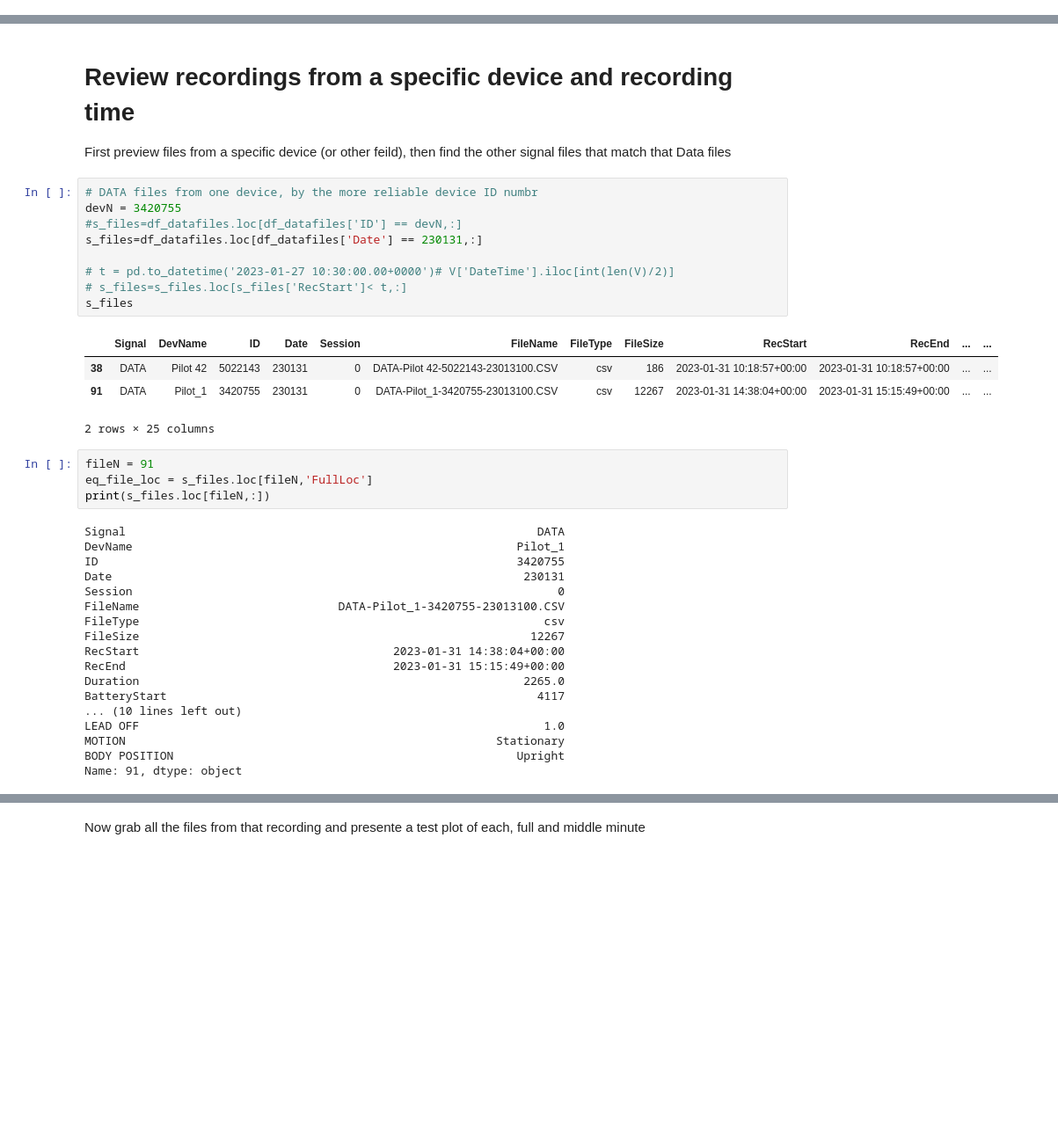
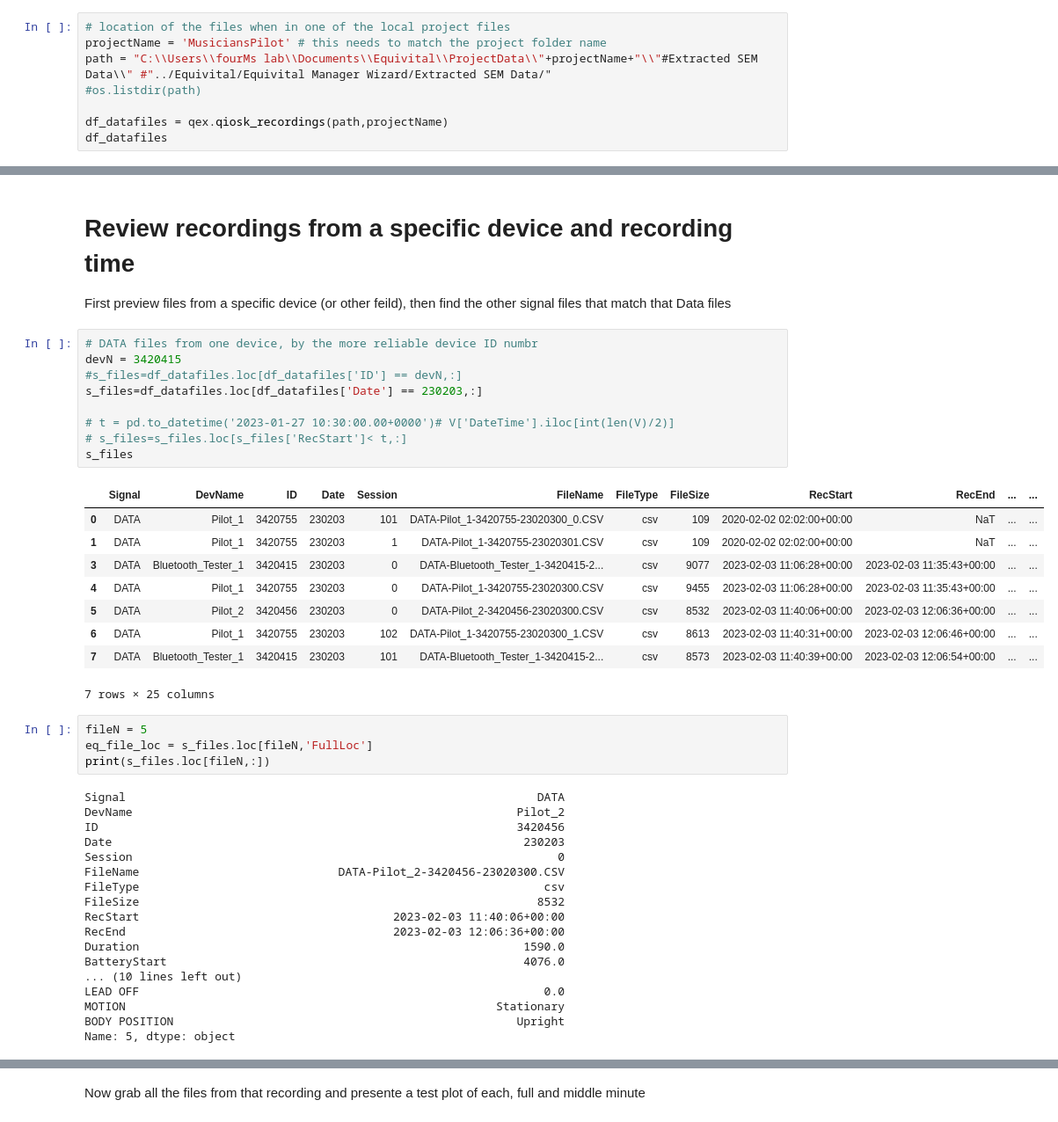
Before and after one commit to finn42/qiosk_processing, a Jupyter notebook: View_Equivital_Qiosk_Export.ipynb, the cells around one changed output, grey strips where cells are left out. Shown at 88% size. Drawn from its saved outputs; the diff is of its cells as text; blank space fills up the shorter version.

```diff
--- a/View_Equivital_Qiosk_Export.ipynb
+++ b/View_Equivital_Qiosk_Export.ipynb
@@ -205,0 +57,8 @@ df_datafiles.to_csv('Present_Qiosk_files.csv')
+# %%
+# location of the files when in one of the local project files
+projectName = 'MusiciansPilot' # this needs to match the project folder name
+path = "C:\\Users\\fourMs lab\\Documents\\Equivital\\ProjectData\\"+projectName+"\\"#Extracted SEM Data\\" #"../Equivital/Equivital Manager Wizard/Extracted SEM Data/"
+#os.listdir(path)
+
+df_datafiles = qex.qiosk_recordings(path,projectName)
+df_datafiles
@@ -225,40 +91,45 @@ Number of DATA files: 229
 First preview files from a specific device (or other feild), then find the other signal files that match that Data files
 # %%
 # DATA files from one device, by the more reliable device ID numbr
-devN = 3420755
+devN = 3420415
 #s_files=df_datafiles.loc[df_datafiles['ID'] == devN,:]
-s_files=df_datafiles.loc[df_datafiles['Date'] == 230131,:]
+s_files=df_datafiles.loc[df_datafiles['Date'] == 230203,:]
 
 # t = pd.to_datetime('2023-01-27 10:30:00.00+0000')# V['DateTime'].iloc[int(len(V)/2)]
 # s_files=s_files.loc[s_files['RecStart']< t,:]
 s_files
 # %% [output]
 |  | Signal | DevName | ID | Date | Session | FileName | FileType | FileSize | RecStart | RecEnd | ... | ... |
-| 38 | DATA | Pilot 42 | 5022143 | 230131 | 0 | DATA-Pilot 42-5022143-23013100.CSV | csv | 186 | 2023-01-31 10:18:57+00:00 | 2023-01-31 10:18:57+00:00 | ... | ... |
-| 91 | DATA | Pilot_1 | 3420755 | 230131 | 0 | DATA-Pilot_1-3420755-23013100.CSV | csv | 12267 | 2023-01-31 14:38:04+00:00 | 2023-01-31 15:15:49+00:00 | ... | ... |
+| 0 | DATA | Pilot_1 | 3420755 | 230203 | 101 | DATA-Pilot_1-3420755-23020300_0.CSV | csv | 109 | 2020-02-02 02:02:00+00:00 | NaT | ... | ... |
+| 1 | DATA | Pilot_1 | 3420755 | 230203 | 1 | DATA-Pilot_1-3420755-23020301.CSV | csv | 109 | 2020-02-02 02:02:00+00:00 | NaT | ... | ... |
+| 3 | DATA | Bluetooth_Tester_1 | 3420415 | 230203 | 0 | DATA-Bluetooth_Tester_1-3420415-2... | csv | 9077 | 2023-02-03 11:06:28+00:00 | 2023-02-03 11:35:43+00:00 | ... | ... |
+| 4 | DATA | Pilot_1 | 3420755 | 230203 | 0 | DATA-Pilot_1-3420755-23020300.CSV | csv | 9455 | 2023-02-03 11:06:28+00:00 | 2023-02-03 11:35:43+00:00 | ... | ... |
+| 5 | DATA | Pilot_2 | 3420456 | 230203 | 0 | DATA-Pilot_2-3420456-23020300.CSV | csv | 8532 | 2023-02-03 11:40:06+00:00 | 2023-02-03 12:06:36+00:00 | ... | ... |
+| 6 | DATA | Pilot_1 | 3420755 | 230203 | 102 | DATA-Pilot_1-3420755-23020300_1.CSV | csv | 8613 | 2023-02-03 11:40:31+00:00 | 2023-02-03 12:06:46+00:00 | ... | ... |
+| 7 | DATA | Bluetooth_Tester_1 | 3420415 | 230203 | 101 | DATA-Bluetooth_Tester_1-3420415-2... | csv | 8573 | 2023-02-03 11:40:39+00:00 | 2023-02-03 12:06:54+00:00 | ... | ... |
-2 rows × 25 columns
+7 rows × 25 columns
 # %%
-fileN = 91
+fileN = 5
 eq_file_loc = s_files.loc[fileN,'FullLoc']
 print(s_files.loc[fileN,:])
 # %% [output]
 Signal                                                            DATA
-DevName                                                        Pilot_1
-ID                                                             3420755
-Date                                                            230131
+DevName                                                        Pilot_2
+ID                                                             3420456
+Date                                                            230203
 Session                                                              0
-FileName                             DATA-Pilot_1-3420755-23013100.CSV
+FileName                             DATA-Pilot_2-3420456-23020300.CSV
 FileType                                                           csv
-FileSize                                                         12267
-RecStart                                     2023-01-31 14:38:04+00:00
-RecEnd                                       2023-01-31 15:15:49+00:00
-Duration                                                        2265.0
-BatteryStart                                                      4117
+FileSize                                                          8532
+RecStart                                     2023-02-03 11:40:06+00:00
+RecEnd                                       2023-02-03 12:06:36+00:00
+Duration                                                        1590.0
+BatteryStart                                                    4076.0
 ... (10 lines left out)
-LEAD OFF                                                           1.0
+LEAD OFF                                                           0.0
 MOTION                                                      Stationary
 BODY POSITION                                                  Upright
-Name: 91, dtype: object
+Name: 5, dtype: object
 # %%
 # Plot a quick view of the DATA file numeric fields
 V = pd.read_csv(eq_file_loc,skipinitialspace=True)
```
Also changed, not shown: parts of 15 cells of this notebook, 30 other files.
